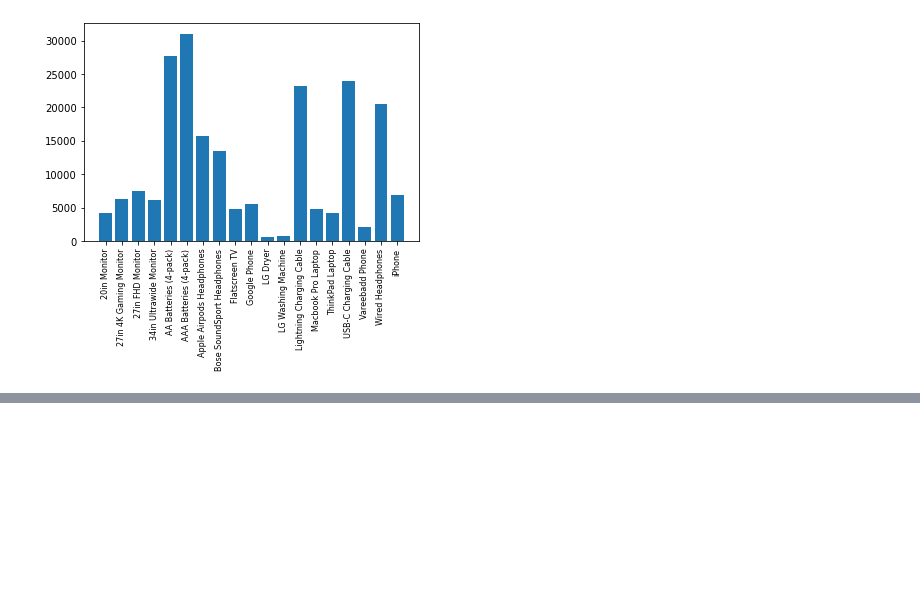
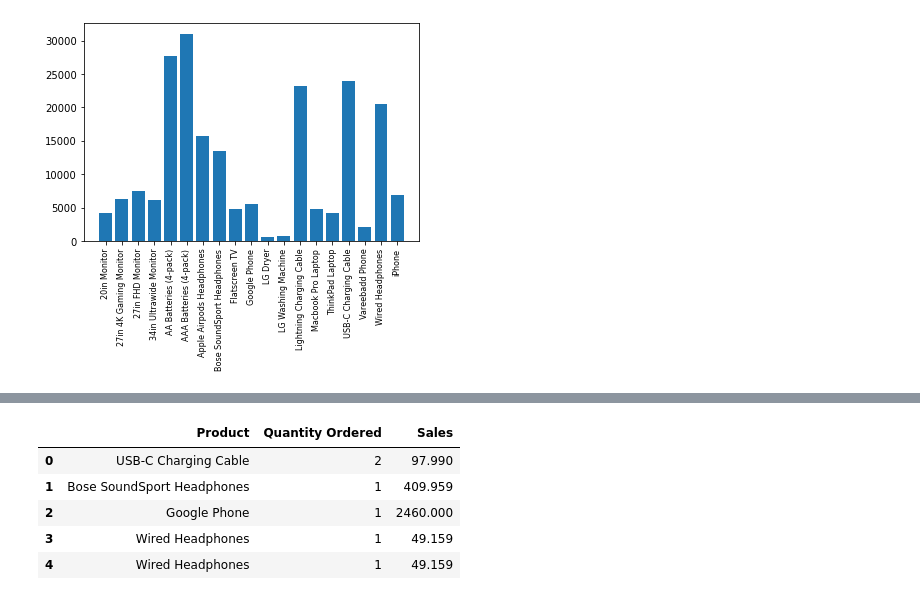
Before and after one commit to ass77/AnalysisData, a Jupyter notebook: SalesAnalysis/SalesAnal.ipynb, the cells around one changed output, grey strips where cells are left out. Saved outputs shown, nothing was run; the diff lists cells and outputs as text; code cells hidden in the pictures; blank space fills up the shorter version.

```diff
--- a/SalesAnalysis/SalesAnal.ipynb
+++ b/SalesAnalysis/SalesAnal.ipynb
@@ -273,0 +290,12 @@ fig.show()
+# %%
+## Determine what features will affects the label (product)
+feature = all_data[["Product","Quantity Ordered", "Sales"]]
+feature.reset_index(drop=True, inplace=True)
+feature.head()
+# %% [output]
+|  | Product | Quantity Ordered | Sales |
+| 0 | USB-C Charging Cable | 2 | 97.990 |
+| 1 | Bose SoundSport Headphones | 1 | 409.959 |
+| 2 | Google Phone | 1 | 2460.000 |
+| 3 | Wired Headphones | 1 | 49.159 |
+| 4 | Wired Headphones | 1 | 49.159 |
```
Also changed, not shown: parts of 20 cells of this notebook.
